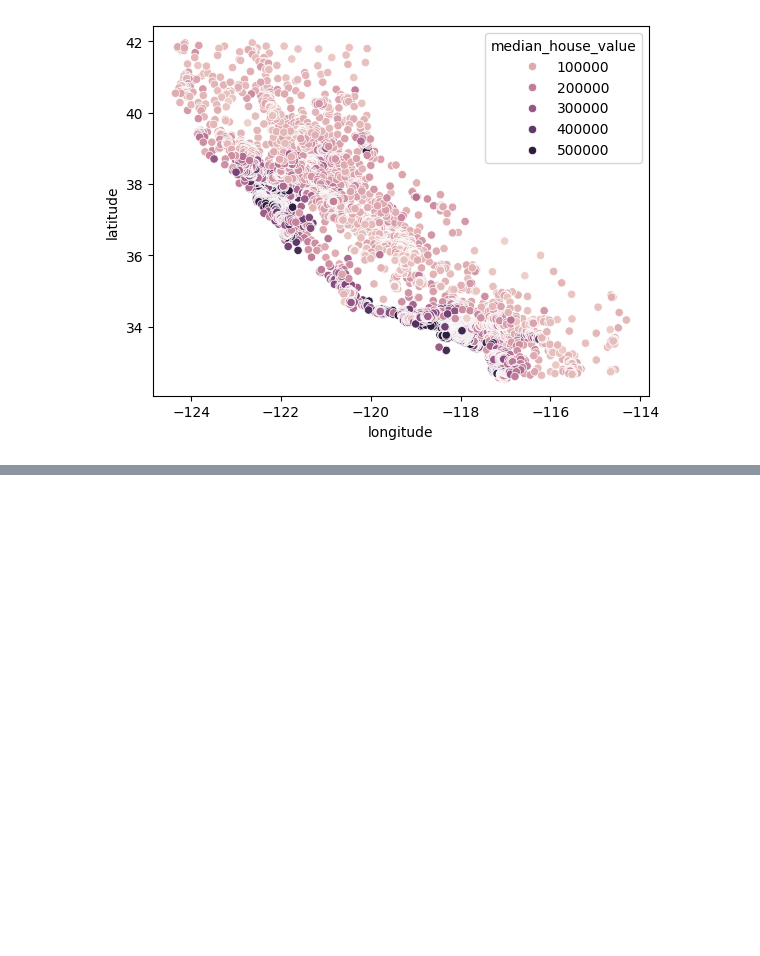
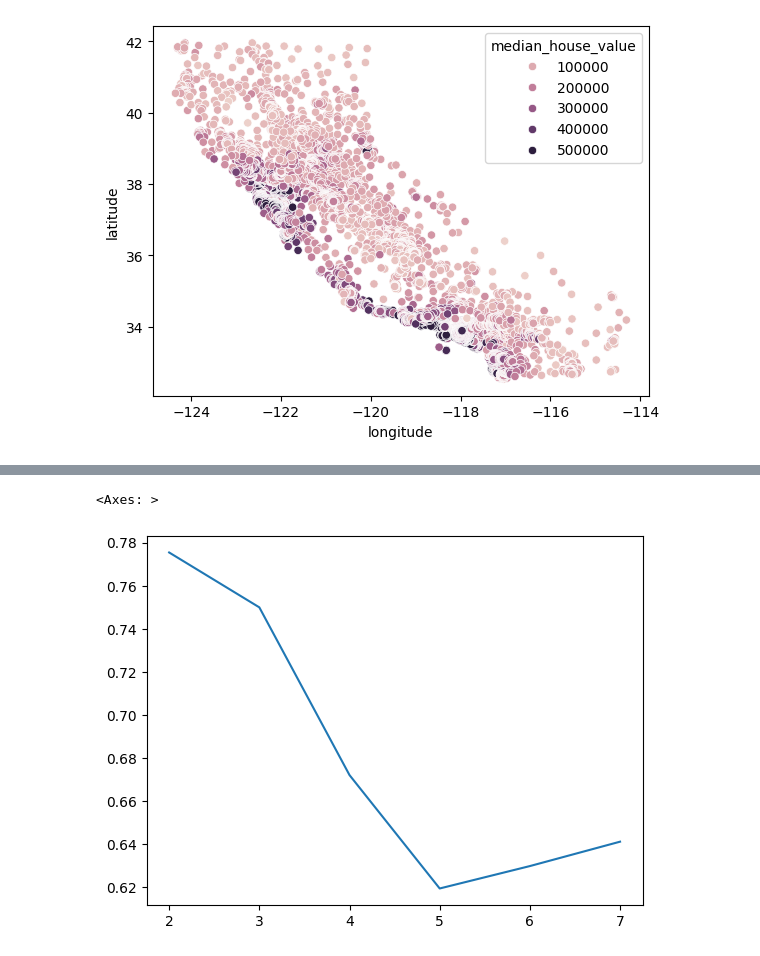
Before and after one commit to Rayanworkout/First-Steps-into-ML, a Jupyter notebook: kmeans_clustering/tutorial.ipynb, the cells around one changed output, grey strips where cells are left out. Saved outputs shown, nothing was run; the diff lists cells and outputs as text; code cells hidden in the pictures; blank space fills up the shorter version.

```diff
--- a/kmeans_clustering/tutorial.ipynb
+++ b/kmeans_clustering/tutorial.ipynb
@@ -91,0 +113,10 @@ sns.scatterplot(data = X_train, x = 'longitude', y = 'latitude', hue = kmeans.la
+# %%
+# We can use the elbow method like following.
+# y-axis is a measure of goodness of fit and the x-axis is the value of k
+# We typically choose the point where the improvements in performance start to flatten or get worse.
+# We see k = 5 is probably the best we can do without overfitting.
+
+sns.lineplot(x = K, y = score)
+# %% [output]
+<Axes: >
+[figure, added]
```
Also changed, not shown: parts of 9 cells of this notebook, 2 other files.
